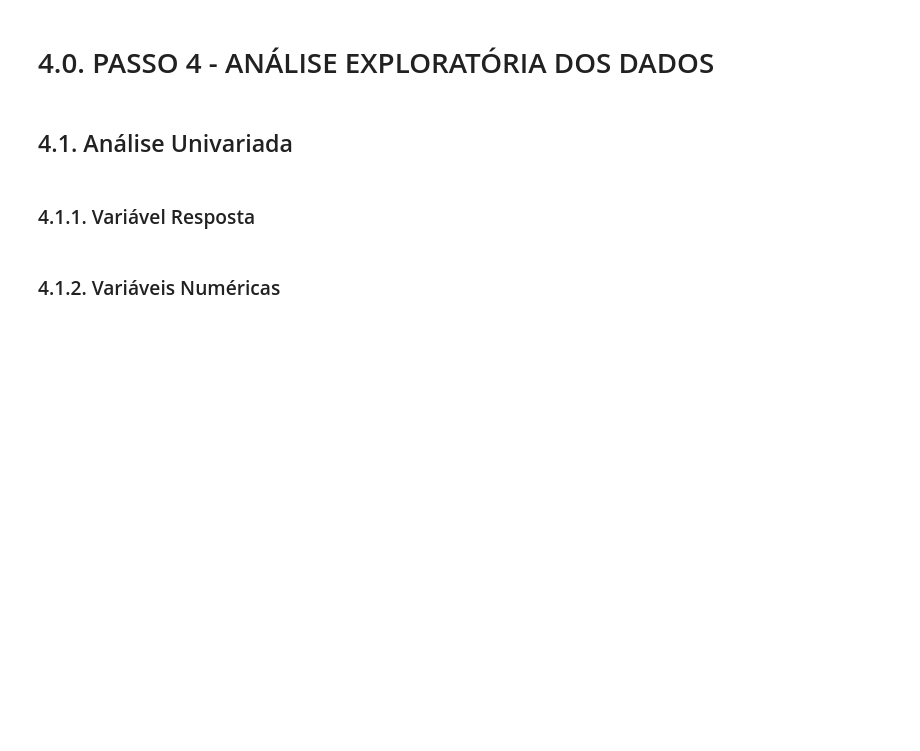
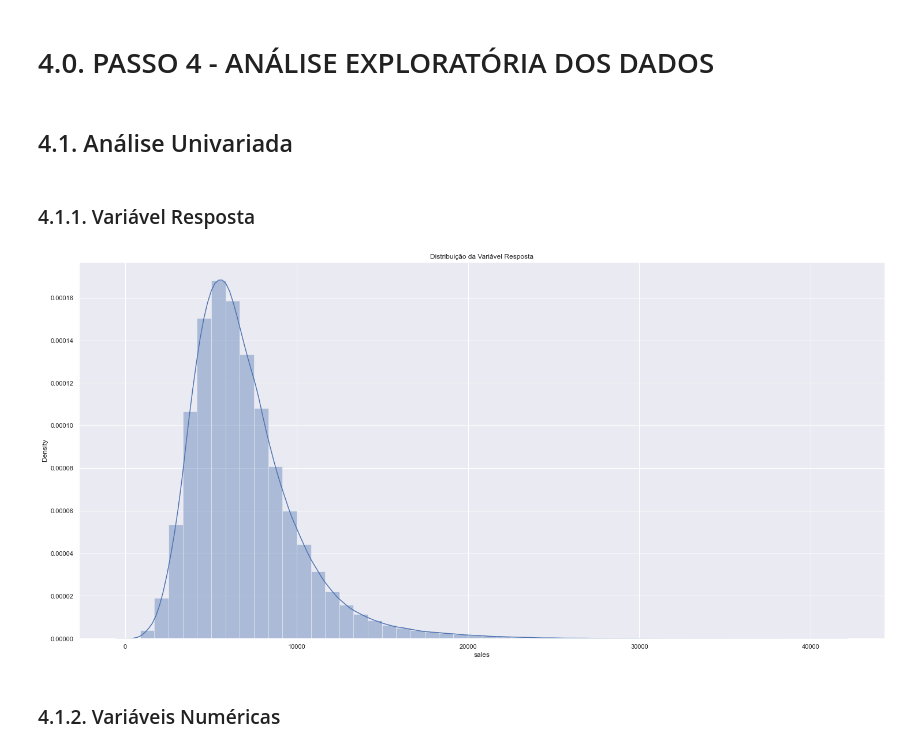
Before and after one commit to almir-martins/rossmann_sales_prediction, a Jupyter notebook: notebooks/m08_video1_store_sales_prediction.ipynb, the cells around one changed output. Cells and saved outputs as stored; diff of their text form; code cells hidden in the pictures; blank space fills up the shorter version.

```diff
--- a/notebooks/m08_video1_store_sales_prediction.ipynb
+++ b/notebooks/m08_video1_store_sales_prediction.ipynb
@@ -507,7 +507,9 @@ df4 = df3.copy()
 # %% [markdown]
 ### 4.1.1. Variável Resposta
 # %%
-sns.distplot(df4['sales'], kde=True);
+sns.distplot(df4['sales'], kde=True).set_title('Distribuição da Variável Resposta');
+# %% [output]
+[figure, added]
 # %% [markdown]
 ### 4.1.2. Variáveis Numéricas
 # %%
```
Also changed, not shown: parts of 17 cells of this notebook.
